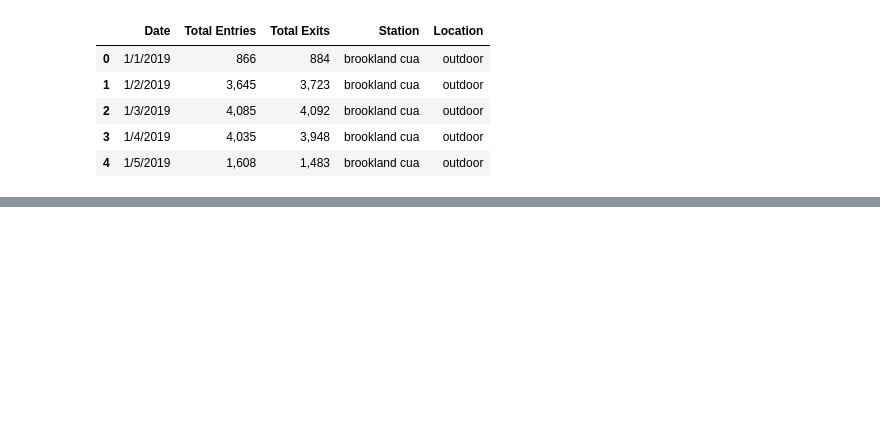
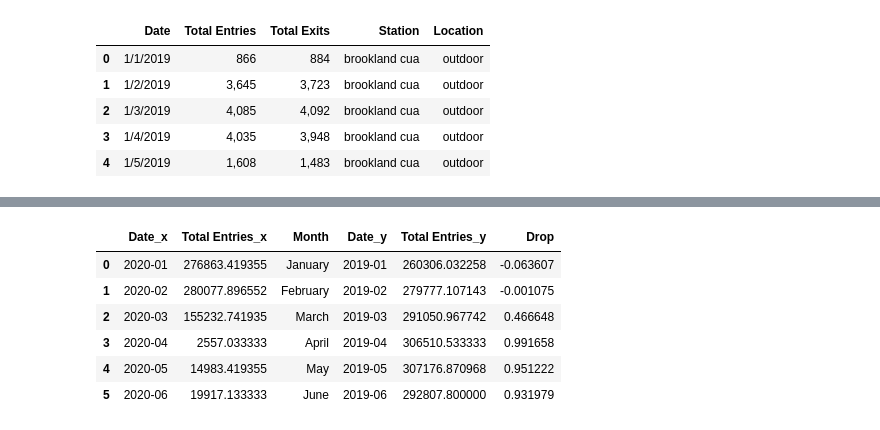
Before and after one commit to kylearbide/DC-Metro-Ridership-Covid, a Jupyter notebook: analysis.ipynb, the cells around one changed output, grey strips where cells are left out. Drawn from its saved outputs; the diff is of its cells as text; code cells hidden in the pictures; blank space fills up the shorter version.

```diff
--- a/analysis.ipynb
+++ b/analysis.ipynb
@@ -25,0 +72,12 @@ metrorail_station_df.head()
+# %%
+metrobus_drops = bus_2020_monthly.merge(bus_2019_monthly,on="Month")
+metrobus_drops['Drop'] = (metrobus_drops['Total Entries_y'] - metrobus_drops["Total Entries_x"])/ metrobus_drops['Total Entries_y']
+metrobus_drops
+# %% [output]
+|  | Date_x | Total Entries_x | Month | Date_y | Total Entries_y | Drop |
+| 0 | 2020-01 | 276863.419355 | January | 2019-01 | 260306.032258 | -0.063607 |
+| 1 | 2020-02 | 280077.896552 | February | 2019-02 | 279777.107143 | -0.001075 |
+| 2 | 2020-03 | 155232.741935 | March | 2019-03 | 291050.967742 | 0.466648 |
+| 3 | 2020-04 | 2557.033333 | April | 2019-04 | 306510.533333 | 0.991658 |
+| 4 | 2020-05 | 14983.419355 | May | 2019-05 | 307176.870968 | 0.951222 |
+| 5 | 2020-06 | 19917.133333 | June | 2019-06 | 292807.800000 | 0.931979 |
```
Also changed, not shown: parts of 12 cells of this notebook.
